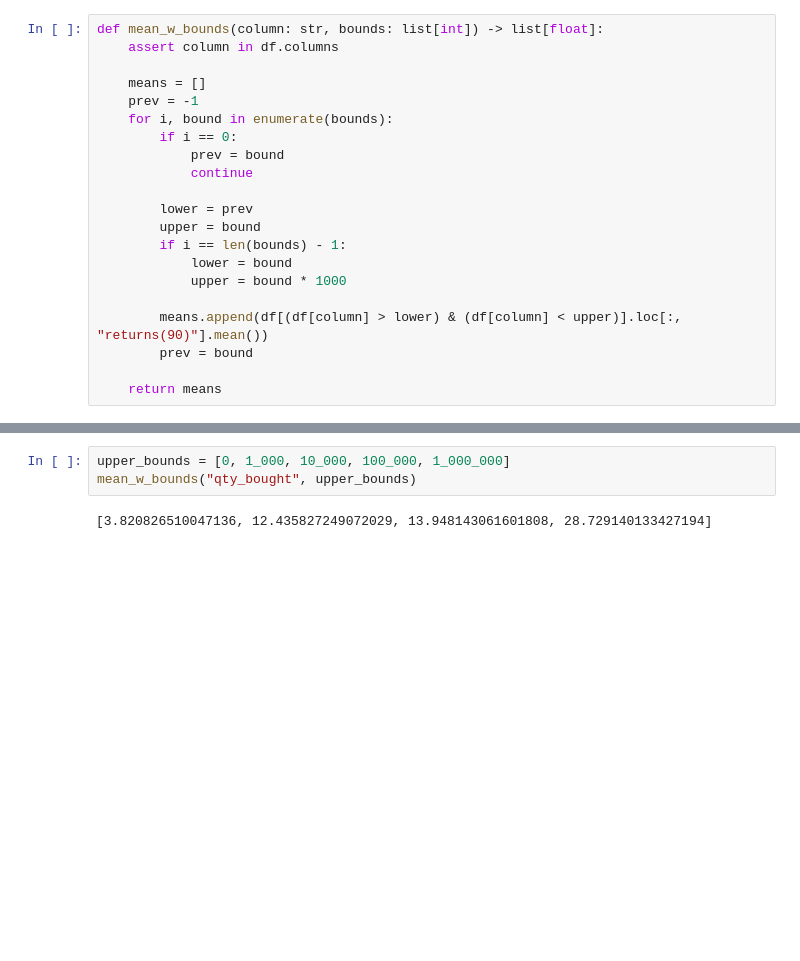
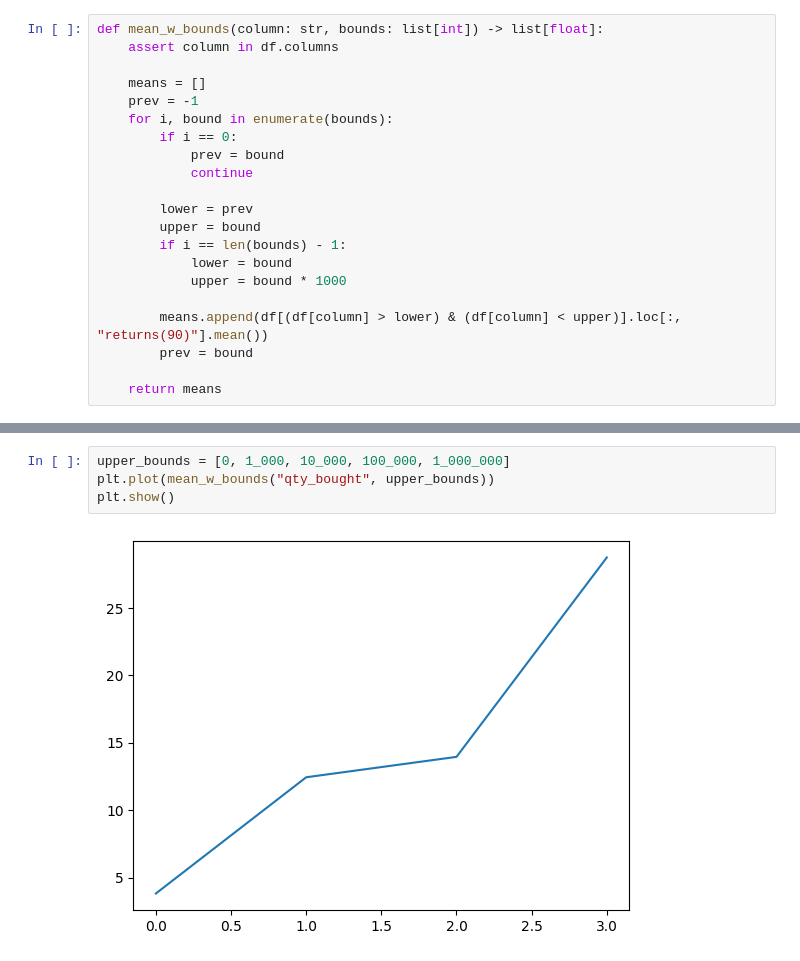
Before and after one commit to nicholasviscomi/Ad-Astra-Capital-Go, a Jupyter notebook: src/OpenInsider/analysis.ipynb, the cells around one changed output, grey strips where cells are left out. Saved outputs shown, nothing was run; the diff lists cells and outputs as text; blank space fills up the shorter version.

```diff
--- a/src/OpenInsider/analysis.ipynb
+++ b/src/OpenInsider/analysis.ipynb
@@ -589,5 +592,6 @@ def mean_w_bounds(column: str, bounds: list[int]) -> list[float]:
 # %%
 upper_bounds = [0, 1_000, 10_000, 100_000, 1_000_000]
-mean_w_bounds("qty_bought", upper_bounds)
+plt.plot(mean_w_bounds("qty_bought", upper_bounds))
+plt.show()
 # %% [output]
-[3.820826510047136, 12.435827249072029, 13.948143061601808, 28.729140133427194]
+[figure, added]
```
Also changed, not shown: parts of 1 cell of this notebook.
